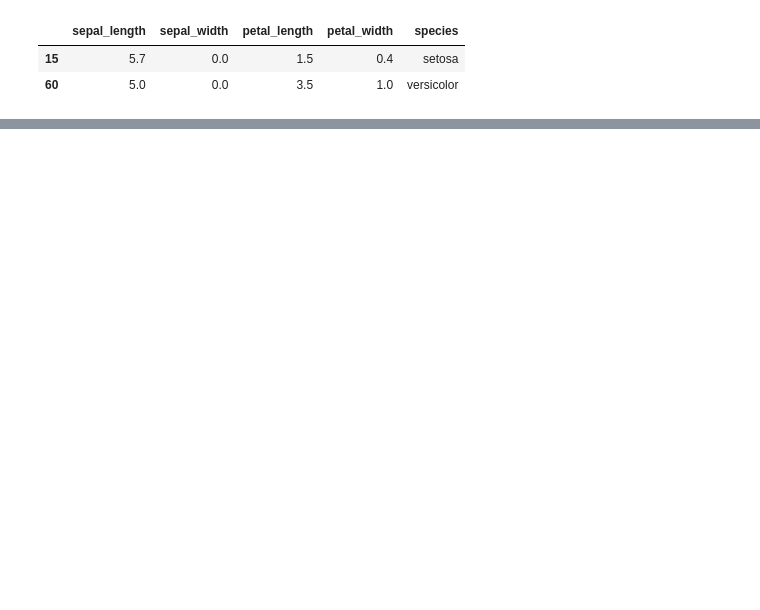
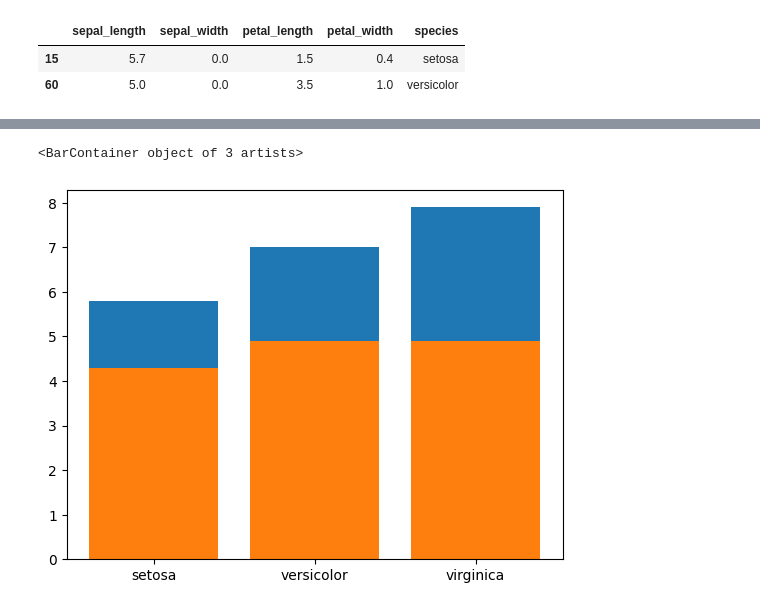
Before and after one commit to ArvindUpreti/Iris-dataset-Analysis, a Jupyter notebook: Iris Data Project.ipynb, the cells around one changed output, grey strips where cells are left out. Cells and saved outputs as stored; diff of their text form; code cells hidden in the pictures; blank space fills up the shorter version.

```diff
--- a/Iris Data Project.ipynb
+++ b/Iris Data Project.ipynb
@@ -183,0 +215,6 @@ Name: sepal_width, Length: 150, dtype: float64
+# %%
+plt.bar(df.groupby('species')['sepal_length'].max().index,df.groupby('species')['sepal_length'].max())
+plt.bar(df.groupby('species')['sepal_length'].min().index,df.groupby('species')['sepal_length'].min())
+# %% [output]
+<BarContainer object of 3 artists>
+[figure, added]
```
Also changed, not shown: parts of 16 cells of this notebook.
